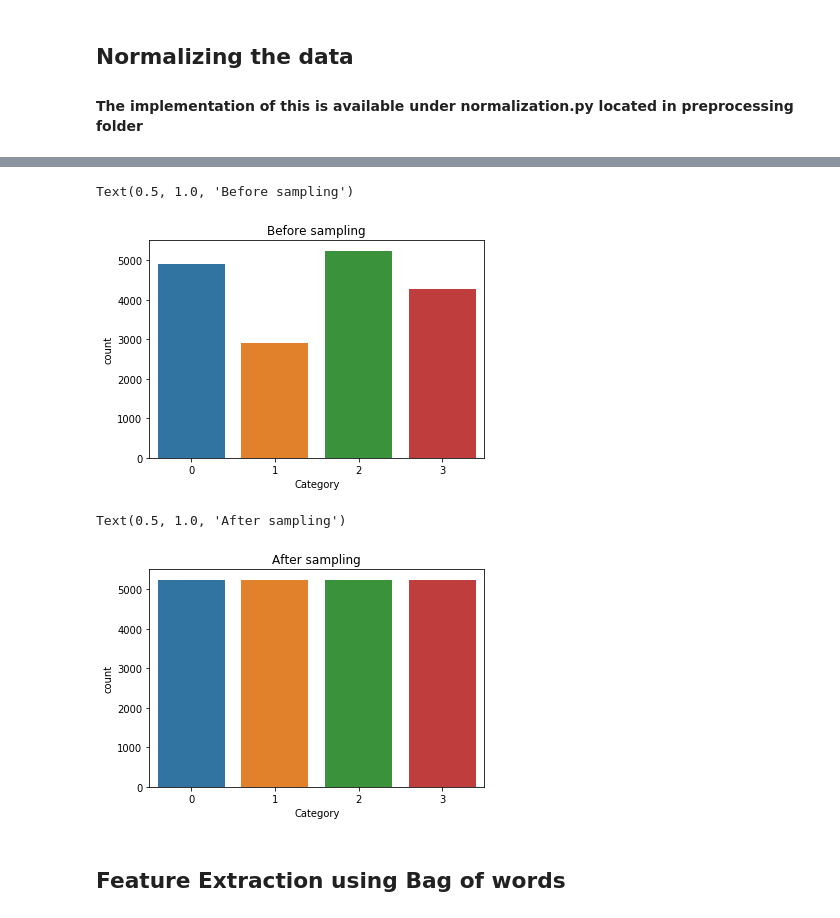
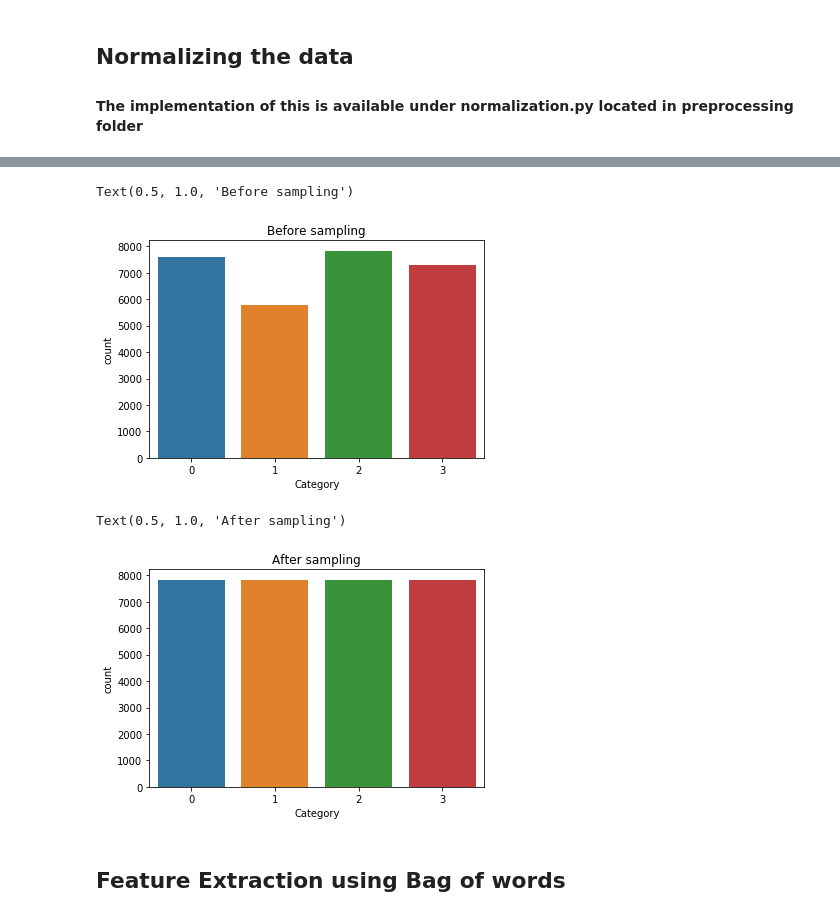
Before and after one commit to saiharshithreddy/Text-classification-and-summarization, a Jupyter notebook: TextClassification/Text_Classification.ipynb, the cells around one changed output, grey strips where cells are left out. Saved outputs shown, nothing was run; the diff lists cells and outputs as text; code cells hidden in the pictures.

```diff
--- a/TextClassification/Text_Classification.ipynb
+++ b/TextClassification/Text_Classification.ipynb
@@ -23,8 +25,7 @@ from normalization import normalize_corpus
 # %% [markdown]
 ## Reading the data
 # %%
-df = pd.read_csv('../Data collection/data.csv')
-
+df = pd.read_csv('../Data_collection/dataset.csv')
 df.info()
 # %% [output]
 <class 'pandas.core.frame.DataFrame'>
@@ -65,7 +66,7 @@ plt.ylabel('count')
 plt.title('Before sampling')
 # %% [output]
 Text(0.5, 1.0, 'Before sampling')
-[figure, old version]
+[figure, new version]
 # %%
 #Sampling the data
 
@@ -80,35 +81,35 @@ samples = df.CATEGORY.value_counts().tolist()
 
 df0 = resample(df0,
                    replace=True,
                    n_samples=samples[0],
                    random_state=1130)
 df1 = resample(df1,
                    replace=True,
                    n_samples=samples[0],
                    random_state=123)
 df2 = resample(df2,
                    replace=True,
                    n_samples=samples[0],
                    random_state=123)
 df3 = resample(df3,
                    replace=True,
                    n_samples=samples[0],
                    random_state=123)
 
 
 df_sampled = pd.concat([df0,df1,df2,df3])
 
-
+df= df_sampled
 
 
 
 sns.countplot(df_sampled.CATEGORY)
 plt.xlabel('Category')
 plt.ylabel('count')
 plt.title('After sampling')
 # %% [output]
 Text(0.5, 1.0, 'After sampling')
-[figure, old version]
+[figure, new version]
 # %% [markdown]
 ## Feature Extraction using Bag of words
 # %%
```
Also changed, not shown: parts of 13 cells of this notebook, 1 other file.
